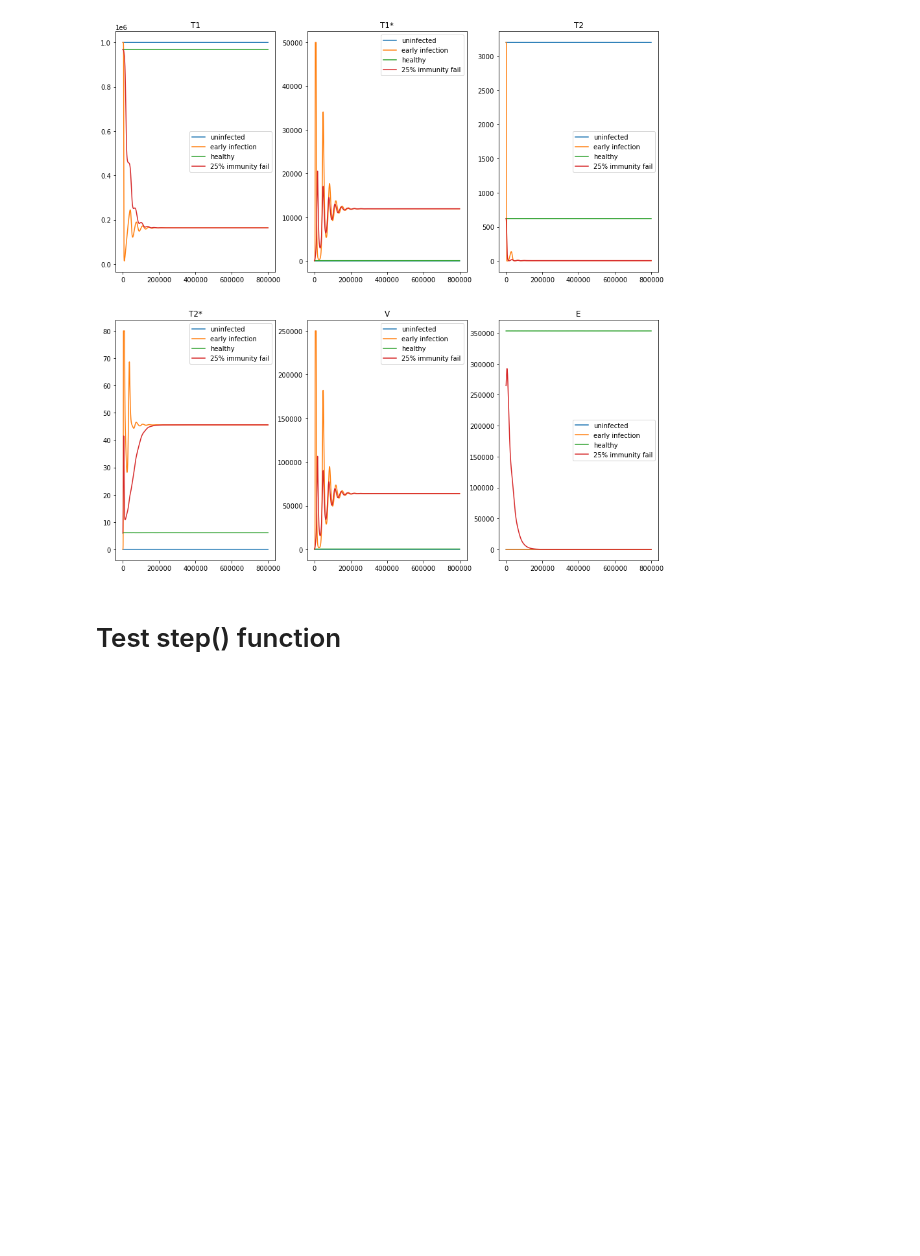
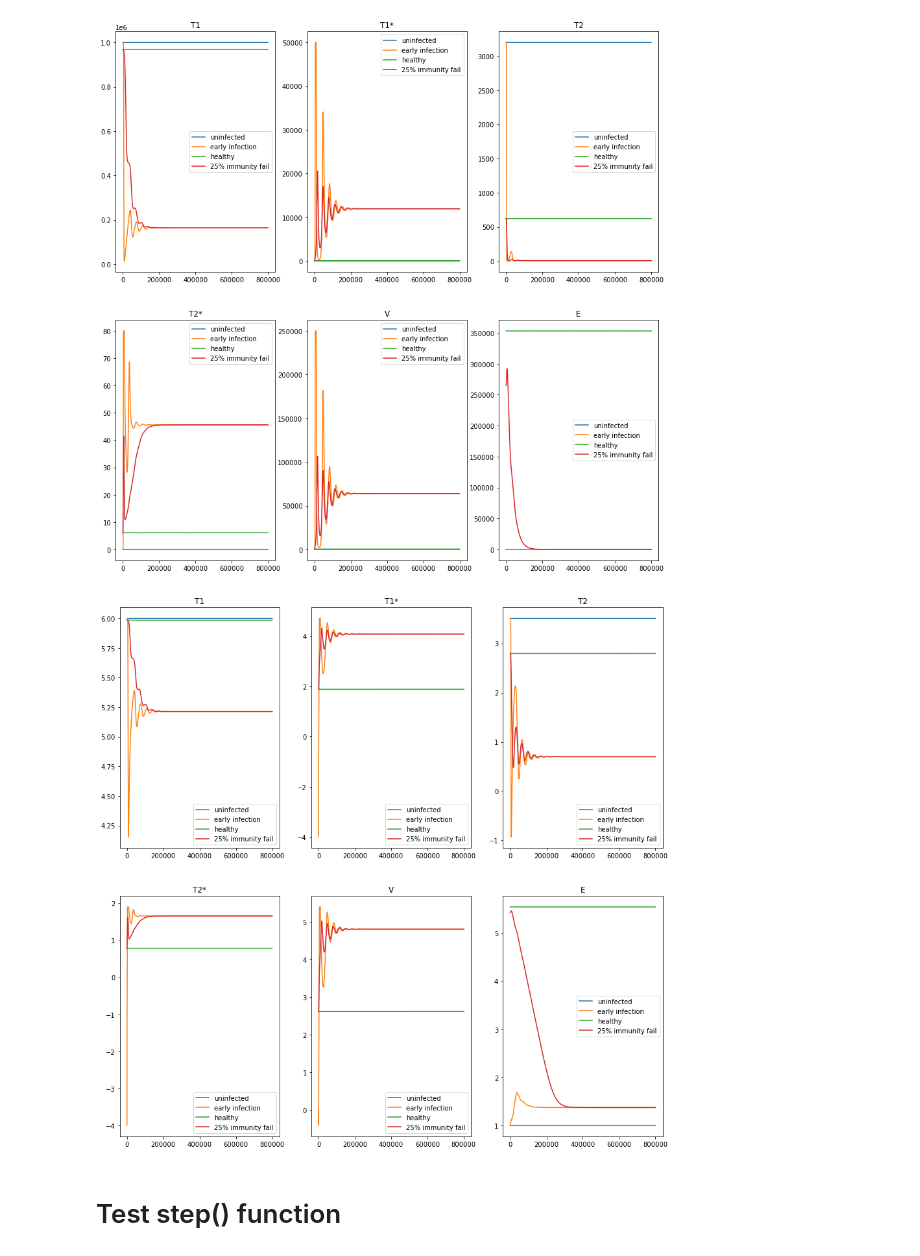
Before and after one commit to SuReLI/hiv_experiment, a Jupyter notebook: hiv.ipynb, the cells around one changed output. Saved outputs shown, nothing was run; the diff lists cells and outputs as text; code cells hidden in the pictures; blank space fills up the shorter version.

```diff
--- a/hiv.ipynb
+++ b/hiv.ipynb
@@ -356,6 +359,17 @@ for var_index, ax in enumerate(fig.axes):
     ax.legend()
 # %% [output]
 [figure]
+# %%
+fig, axs = plt.subplots(2, 3, figsize=(15, 15))
+var_names = ["T1", "T1*", "T2", "T2*", "V", "E"]
+
+for var_index, ax in enumerate(fig.axes):
+    for traj in range(nptrajs.shape[0]):
+        ax.plot(np.log10(nptrajs_clipped[traj,:,var_index]), label=trajs_title[traj])
+    ax.set_title(var_names[var_index])
+    ax.legend()
+# %% [output]
+[figure, added]
 # %% [markdown]
 # Test step() function
 # %%
```
Also changed, not shown: parts of 1 cell of this notebook, 4 other files.
